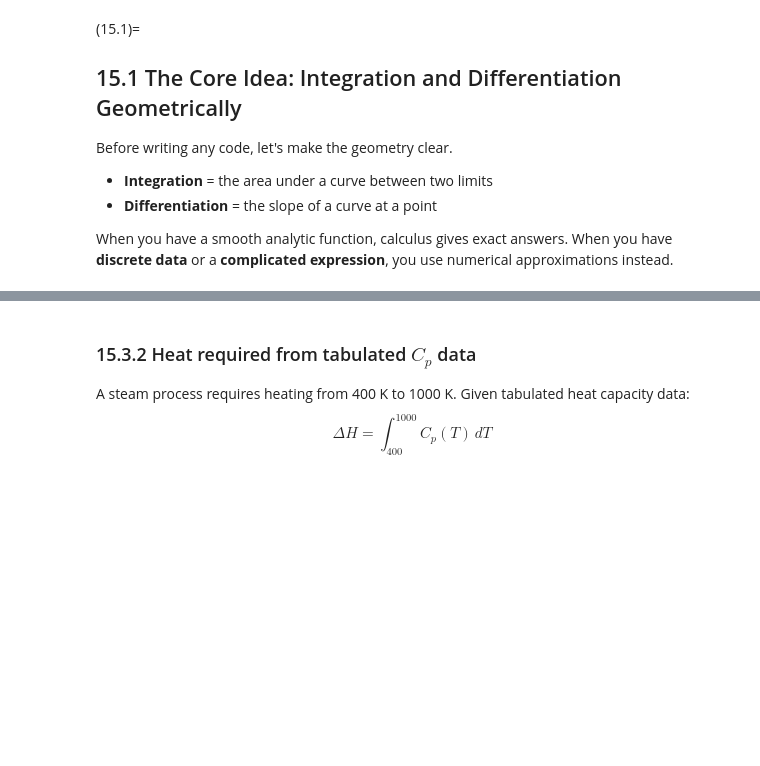
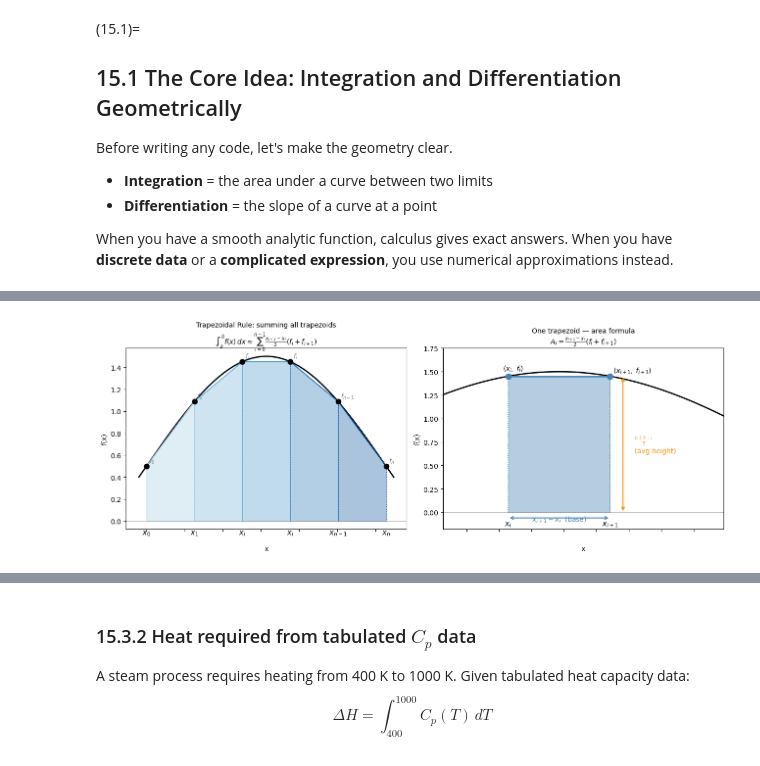
Before and after one commit to ock-group/CHME212-2026-Spring, a Jupyter notebook: _sources/docs/chapter15/15_notebook.ipynb, the cells around one changed output, grey strips where cells are left out. Drawn from its saved outputs; the diff is of its cells as text; code cells hidden in the pictures; blank space fills up the shorter version.

```diff
--- a/_sources/docs/chapter15/15_notebook.ipynb
+++ b/_sources/docs/chapter15/15_notebook.ipynb
@@ -167,3 +398,103 @@ $$\int_a^b f(x)\,dx \approx \sum_{i=0}^{n-2} \frac{x_{i+1} - x_i}{2}\bigl(f_i +
+# %%
+
+# Visualize the trapezoidal rule formula on a general dataset
+# Shows: area = (x_{i+1} - x_i) / 2 * (f_i + f_{i+1}) for each trapezoid
+
+x_trap_vis = np.linspace(0, np.pi, 6)          # x_0 … x_n  (n=5, 6 points)
+f_trap_vis = np.sin(x_trap_vis) + 0.5          # arbitrary positive function
+
+x_fine_vis = np.linspace(-0.1, np.pi + 0.1, 400)
+f_fine_vis = np.sin(x_fine_vis) + 0.5
+
+n = len(x_trap_vis) - 1  # number of intervals
+
+fig, axes = plt.subplots(1, 2, figsize=(13, 5))
+
+# ── Left panel: full trapezoidal sum with labeled points ──────────────────────
+ax = axes[0]
+ax.plot(x_fine_vis, f_fine_vis, 'k-', linewidth=2, zorder=2, label='f(x)')
+
+colors = plt.cm.Blues(np.linspace(0.35, 0.85, n))
+
+for i in range(n):
+    xi,  fi  = x_trap_vis[i],   f_trap_vis[i]
+    xi1, fi1 = x_trap_vis[i+1], f_trap_vis[i+1]
+    ax.fill_between([xi, xi1], [fi, fi1], alpha=0.35, color=colors[i], zorder=1)
+    ax.plot([xi, xi1], [fi, fi1], color=colors[i], linewidth=1.5)
+    ax.plot([xi,  xi],  [0, fi],  color=colors[i], linewidth=0.9, linestyle=':')
+    ax.plot([xi1, xi1], [0, fi1], color=colors[i], linewidth=0.9, linestyle=':')
+
+ax.scatter(x_trap_vis, f_trap_vis, color='black', s=55, zorder=5)
+
+x_labels = {0: r'$x_0$', 1: r'$x_1$', n-1: r'$x_{n-1}$', n: r'$x_n$'}
+f_labels  = {0: r'$f_0$', 1: r'$f_1$', n-1: r'$f_{n-1}$', n: r'$f_n$'}
+for j, (xv, fv) in enumerate(zip(x_trap_vis, f_trap_vis)):
+    ax.annotate(x_labels.get(j, r'$x_i$'), xy=(xv, 0), xytext=(0, -20),
+                textcoords='offset points', ha='center', fontsize=11)
+    ax.annotate(f_labels.get(j, r'$f_i$'), xy=(xv, fv), xytext=(4, 5),
+                textcoords='offset points', fontsize=9, color='gray')
+
+ax.axhline(0, color='gray', linewidth=0.5)
+ax.tick_params(labelbottom=False)
+ax.set_xlabel('x', labelpad=20)
+ax.set_ylabel('f(x)')
+ax.set_title(
+    'Trapezoidal Rule: summing all trapezoids\n'
+    r'$\int_a^b f(x)\,dx \approx \sum_{i=0}^{n-1}'
+    r'\frac{x_{i+1}-x_i}{2}(f_i + f_{i+1})$',
+    fontsize=10
+)
+
+# ── Right panel: zoom into ONE trapezoid, labeling the formula pieces ─────────
+ax2 = axes[1]
+ax2.plot(x_fine_vis, f_fine_vis, 'k-', linewidth=2, zorder=2)
+
+i_show = 2
+xi,  fi  = x_trap_vis[i_show],   f_trap_vis[i_show]
+xi1, fi1 = x_trap_vis[i_show+1], f_trap_vis[i_show+1]
+
+ax2.fill_between([xi, xi1], [fi, fi1], alpha=0.4, color='steelblue', zorder=1)
+ax2.plot([xi, xi1], [fi, fi1], 'steelblue', linewidth=2)
+ax2.plot([xi,  xi],  [0, fi],  'steelblue', linewidth=1.2, linestyle=':')
+ax2.plot([xi1, xi1], [0, fi1], 'steelblue', linewidth=1.2, linestyle=':')
+ax2.scatter([xi, xi1], [fi, fi1], color='steelblue', s=70, zorder=5)
+
+# double-headed arrow for base width
+mid_x = (xi + xi1) / 2
+ax2.annotate('', xy=(xi1, -0.06), xytext=(xi, -0.06),
+             arrowprops=dict(arrowstyle='<->', color='steelblue', lw=1.5))
+ax2.text(mid_x, -0.10, r'$x_{i+1} - x_i$  (base)', ha='center',
+         fontsize=10, color='steelblue')
+
+# average height label
+avg_h = (fi + fi1) / 2
+ax2.annotate('', xy=(xi1 + 0.08, avg_h), xytext=(xi1 + 0.08, 0),
+             arrowprops=dict(arrowstyle='<->', color='darkorange', lw=1.5))
+ax2.text(xi1 + 0.15, avg_h / 2,
+         r'$\frac{f_i + f_{i+1}}{2}$' + '\n(avg height)',
+         ha='left', va='center', fontsize=10, color='darkorange')
+
+ax2.annotate(r'$(x_i,\; f_i)$',         xy=(xi,  fi),  xytext=(-8, 8),  textcoords='offset points', fontsize=10)
+ax2.annotate(r'$(x_{i+1},\; f_{i+1})$', xy=(xi1, fi1), xytext=(5,  5),  textcoords='offset points', fontsize=10)
+ax2.annotate(r'$x_i$',     xy=(xi,  0), xytext=(0, -20), textcoords='offset points', ha='center', fontsize=11)
+ax2.annotate(r'$x_{i+1}$', xy=(xi1, 0), xytext=(0, -20), textcoords='offset points', ha='center', fontsize=11)
+
+ax2.axhline(0, color='gray', linewidth=0.5)
+ax2.tick_params(labelbottom=False)
+ax2.set_xlabel('x', labelpad=20)
+ax2.set_ylabel('f(x)')
+ax2.set_title(
+    'One trapezoid — area formula\n'
+    r'$A_i = \frac{x_{i+1}-x_i}{2}(f_i + f_{i+1})$',
+    fontsize=10
+)
+ax2.set_xlim(xi - 0.4, xi1 + 0.7)
+ax2.set_ylim(-0.18, max(fi, fi1) + 0.3)
+
+plt.tight_layout()
+plt.show()
+# %% [output]
+[figure, added]
 # %% [markdown]
 ### 15.3.1 Building intuition: visualizing trapezoids
 
```
Also changed, not shown: parts of 29 cells of this notebook, 34 other files.
